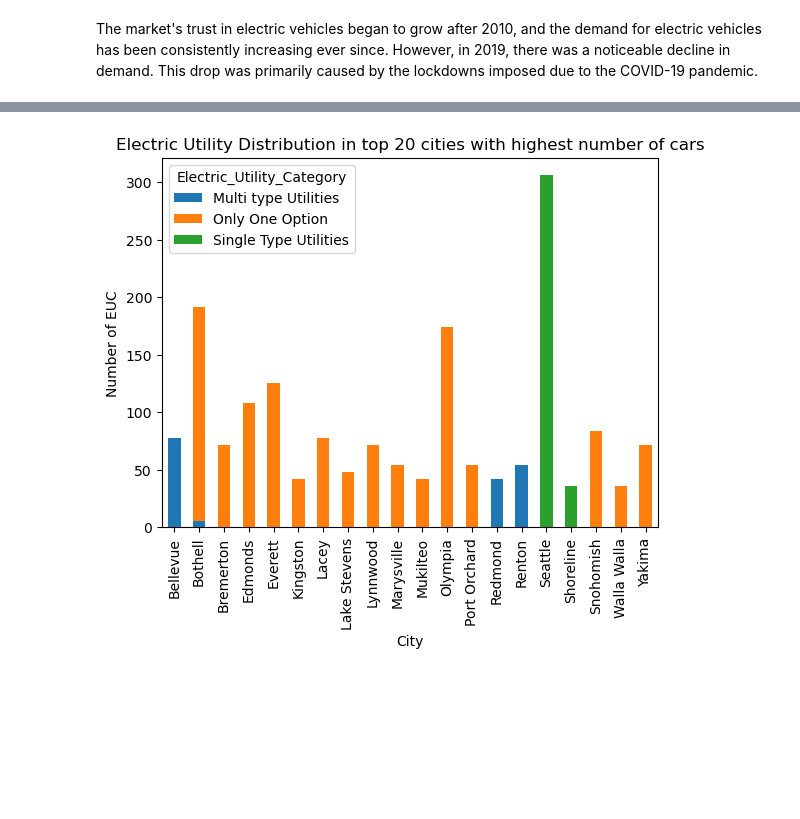
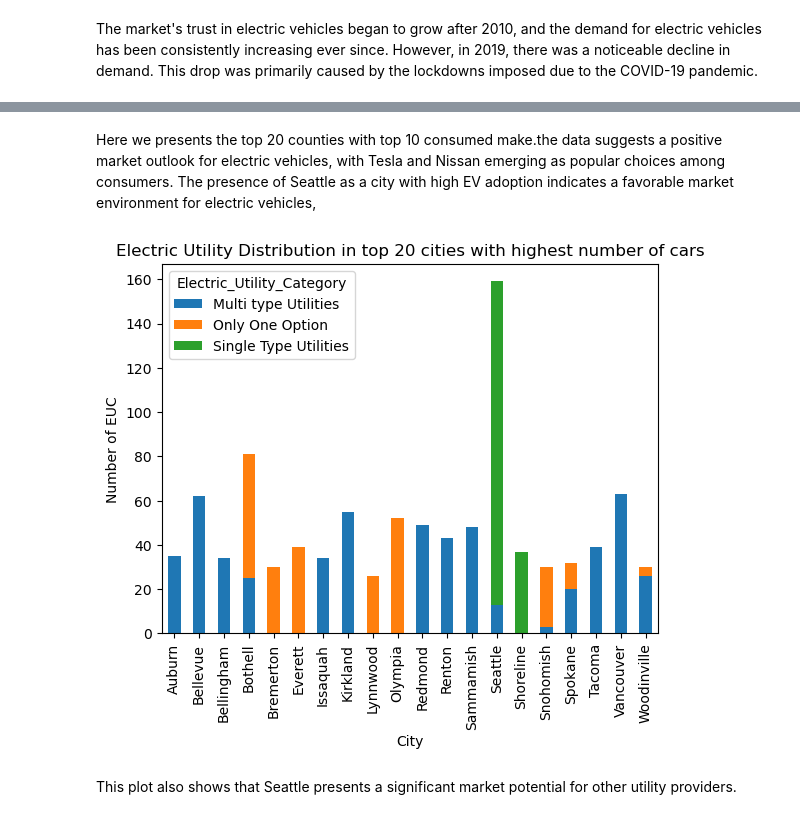
Before and after one commit to Salsheddi/Electric-Vehicles-Data-Science-Project, a Jupyter notebook: Electric-Vehicles-Data-Science-Project.ipynb, the cells around one changed output, grey strips where cells are left out. Drawn from its saved outputs; the diff is of its cells as text; code cells hidden in the pictures; blank space fills up the shorter version.

```diff
--- a/Electric-Vehicles-Data-Science-Project.ipynb
+++ b/Electric-Vehicles-Data-Science-Project.ipynb
@@ -395,4 +394,8 @@ def categorize_electric_utility(value):
             return "Only One Option"
     else:
         return "Not Available"
+
+
+
+data['Electric_Utility_Category'] = data['electricUtility'].apply(categorize_electric_utility)
 # %%
@@ -517,36 +532,38 @@ Seattle is the city with heighest number of cars.
+# %% [markdown]
+Here we presents the top 20 counties with top 10 consumed make.the data suggests a positive market outlook for electric vehicles, with Tesla and Nissan emerging as popular choices among consumers. The presence of Seattle as a city with high EV adoption indicates a favorable market environment for electric vehicles,
 # %%
-cnt_Cty_EUD = df.groupby(['city', 'Electric_Utility_Category']).size().reset_index(name='Count')
+cnt_Cty_EUD = data.groupby(['city', 'Electric_Utility_Category']).size().reset_index(name='Count')
 
 # Group the data by county and make, and sum the counts for each group
 grouped_data_Cty_EUD = cnt_Cty_EUD.groupby(['city', 'Electric_Utility_Category'])['Count'].sum().reset_index()
 
 # Group the data by county and sum the counts for each county
 Cty_EUD_counts = grouped_data_Cty_EUD.groupby('city')['Count'].sum().reset_index()
-# make_counts = grouped_data_St.groupby('Make')['Count'].sum().reset_index()
 
 
-# Sort the counties by count in descending order, and select the top 10
+
+# Sort the counties by count in descending order, and select the top 20
 top_Cty_EUD_counts = Cty_EUD_counts.sort_values(by='Count', ascending=False).head(20)
 
 
 
-# Filter the data to only include the top 10 counties
+# Filter the data to only include the top 20 counties
 filtered_data_Cty_EUD = grouped_data_Cty_EUD[grouped_data_Cty_EUD['city'].isin(top_Cty_EUD_counts['city'])]
 
 
 # Pivot the data to create a matrix with counties as rows, makes as columns, and counts as values
 pivoted_data_Cty_EUD = filtered_data_Cty_EUD.pivot(index='city', columns='Electric_Utility_Category', values='Count').fillna(0)
 
 # Create a stacked bar plot of the pivoted data
 pivoted_data_Cty_EUD.plot(kind='bar', stacked=True)
 
 # Set the title and axis labels
 plt.title('Electric Utility Distribution in top 20 cities with highest number of cars')
 # plt.yscale('log')
 plt.xlabel('City')
 plt.ylabel('Number of EUC')
 
 # Show the plot
 plt.show()
 # %% [output]
-[figure, old version]
+[figure, new version]
@@ -555 +570,3 @@ This plot also shows that Seattle presents a significant market potential for ot
+# %% [markdown]
+This plot also shows that Seattle presents a significant market potential for other utility providers.
 # %%
```
Also changed, not shown: parts of 25 cells of this notebook.
